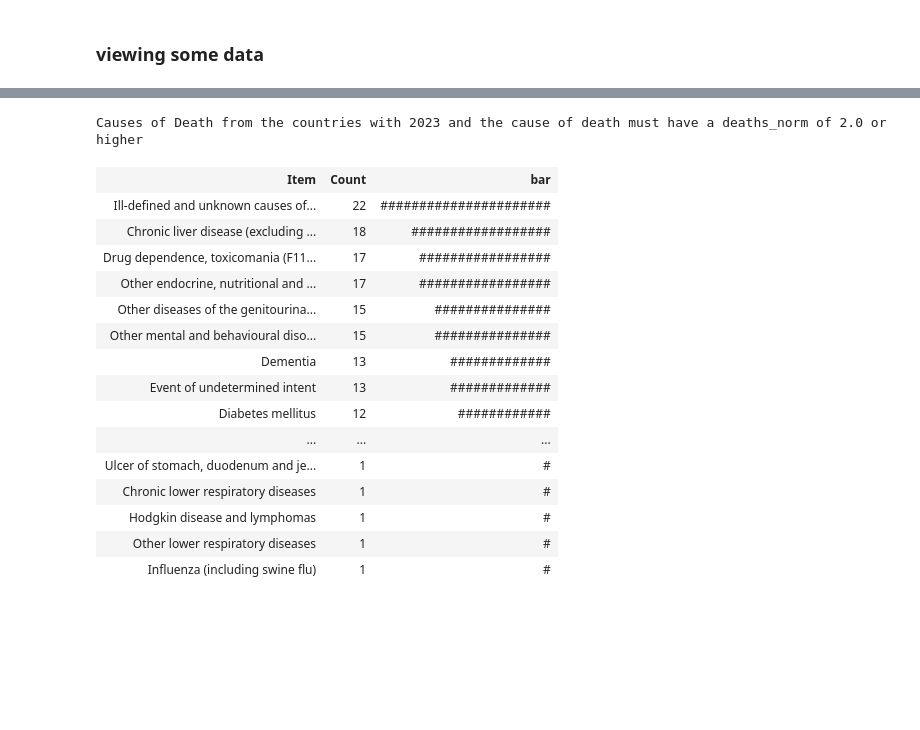
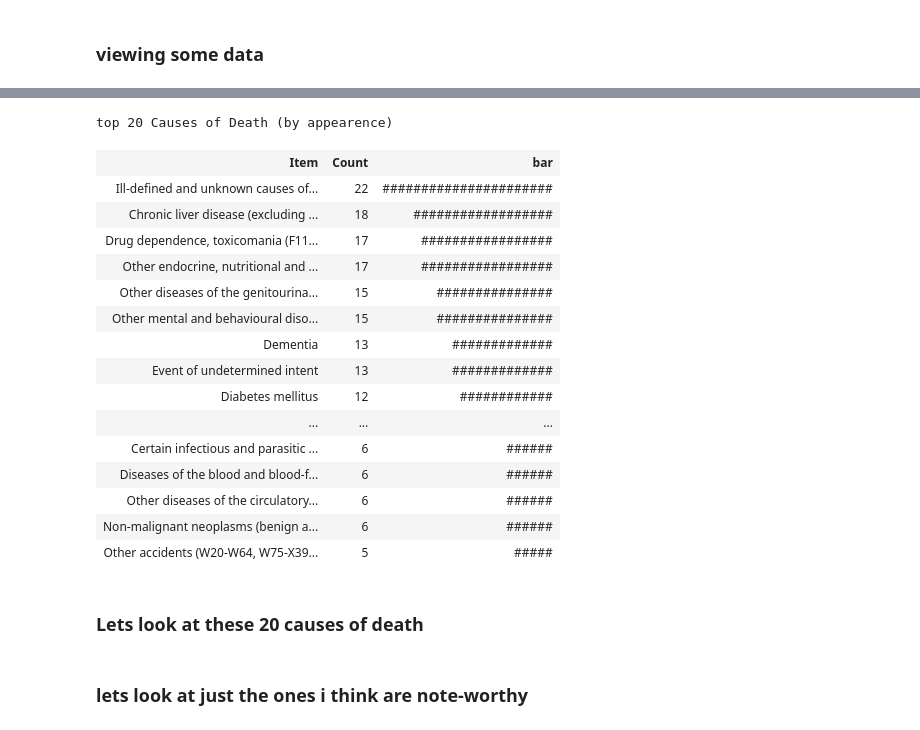
Before and after one commit to jgarza9788/Excess_Mortality_And_Vaccines_In_Europe, a Jupyter notebook: main_v2.ipynb, the cells around one changed output, grey strips where cells are left out. Drawn from its saved outputs; the diff is of its cells as text; code cells hidden in the pictures; blank space fills up the shorter version.

```diff
--- a/main_v2.ipynb
+++ b/main_v2.ipynb
@@ -538,18 +539,6 @@ for abbr in abbrs:
     death_rank = return_ddr2023_rank(abbr)
     vaccine_rank = return_vdr2023_rank(abbr)
     average_vaccine = return_vdravg_data(abbr)
-
-    # # only where there is 2023 data
-    # if 2023 not in temp.year.tolist():
-    #     display(MD(f'### {abbr_to_name(abbr)} {abbr} does not have 2023 data'))
-    #     try:
-    #         display(MD(f'#### {death_rank=:.4f},{vaccine_rank=:.4f},{average_vaccine=:.4f}'))
-    #     except:
-    #         pass
-    #     continue
-
-    # only causes of death where it's over 2.0 in 2023
-    # cods = temp[(temp.year == 2022) & (temp.deaths_norm >= 2.0)].cod
 
     # get the average death norms for 2015,2016,2017,2018,2019 (prepandemic)
     grouped = temp[temp.year.isin([2015,2016,2017,2018,2019])].groupby('cod')
@@ -576,6 +565,7 @@ for abbr in abbrs:
 
     title = f'{abbr_to_name(abbr)} {abbr} causes of death from 2015 - 2023* '
     display(MD(f'### {title}'))
+    display(MD('#### these are only causes of death where Average of death norms from 2015 - 2019 + 0.25 is less than Average of death norms from 2020 - 2023'))
     try:
         display(MD(f'#### {death_rank=:.4f},{vaccine_rank=:.4f},{average_vaccine=:.4f}'))
     except:
@@ -610,32 +600,40 @@ for abbr in abbrs:
 # %%
+
+top =  20
 html_table = f"""
-<h>Causes of Death from the countries with 2023 and the cause of death must have a deaths_norm of 2.0 or higher</h>
+<h>top {top} Causes of Death (by appearence)</h>
 <table>
     <tr>
         <th>Item</th>
         <th>Count</th>
         <th>bar</th>
     </tr>
-    {''.join(f'<tr><td>{i[0]}</td><td>{i[1]}</td><td>{"#" * i[1]}</td></tr>' for i in cod_counter.most_common())}
+    {''.join(f'<tr><td>{i[0]}</td><td>{i[1]}</td><td>{"#" * i[1]}</td></tr>' for i in cod_counter.most_common()[0:top])}
 </table>
 """
 
+common_cod = []
+for i in range(top):
+    common_cod.append(cod_counter.most_common()[i][0])
+
 display(HTML(html_table))
 # %% [output]
-Causes of Death from the countries with 2023 and the cause of death must have a deaths_norm of 2.0 or higher
+top 20 Causes of Death (by appearence)
 | Item | Count | bar |
 | Ill-defined and unknown causes of... | 22 | ###################### |
 | Chronic liver disease (excluding ... | 18 | ################## |
 | Drug dependence, toxicomania (F11... | 17 | ################# |
 | Other endocrine, nutritional and ... | 17 | ################# |
 | Other diseases of the genitourina... | 15 | ############### |
 | Other mental and behavioural diso... | 15 | ############### |
 | Dementia | 13 | ############# |
 | Event of undetermined intent | 13 | ############# |
 | Diabetes mellitus | 12 | ############ |
 | ... | ... | ... |
-| Ulcer of stomach, duodenum and je... | 1 | # |
-| Chronic lower respiratory diseases | 1 | # |
-| Hodgkin disease and lymphomas | 1 | # |
-| Other lower respiratory diseases | 1 | # |
-| Influenza (including swine flu) | 1 | # |
+| Certain infectious and parasitic ... | 6 | ###### |
+| Diseases of the blood and blood-f... | 6 | ###### |
+| Other diseases of the circulatory... | 6 | ###### |
+| Non-malignant neoplasms (benign a... | 6 | ###### |
+| Other accidents (W20-W64, W75-X39... | 5 | ##### |
+# %% [markdown]
+### Lets look at these 20 causes of death
@@ -641,0 +670,2 @@ Causes of Death from the countries with 2023 and the cause of death must have a
+# %% [markdown]
+### lets look at just the ones i think are note-worthy
```
Also changed, not shown: parts of 6 cells of this notebook, 16 other files.
